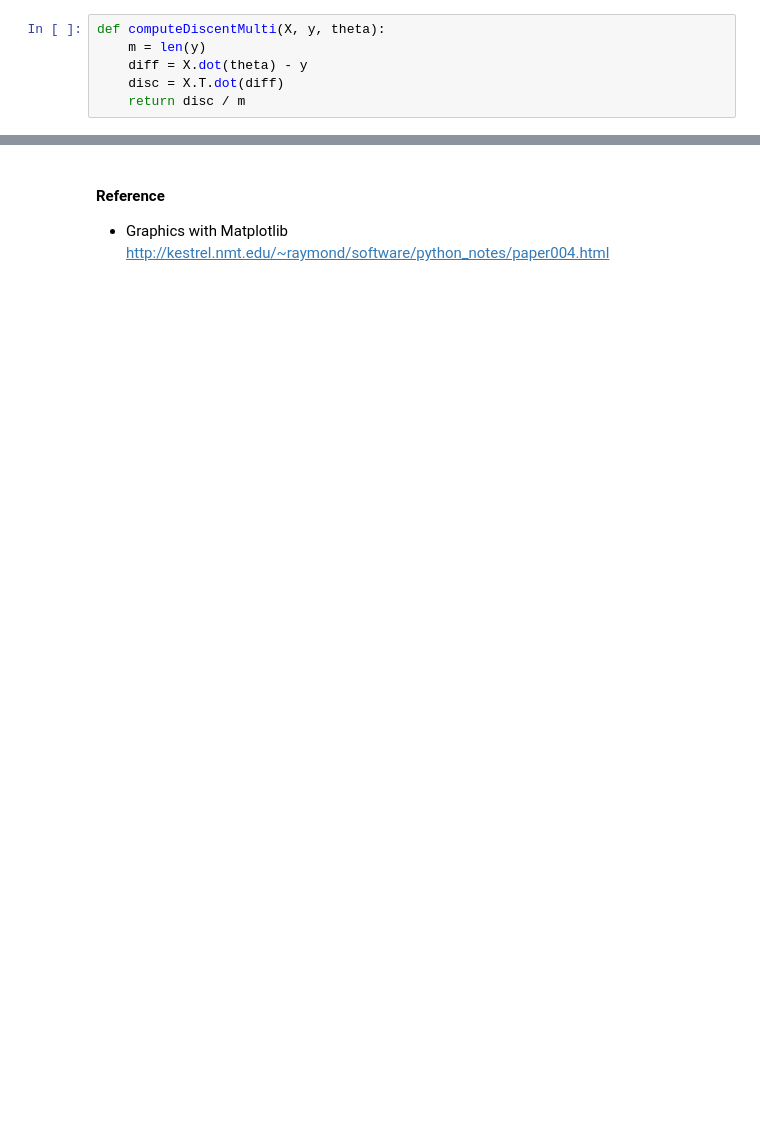
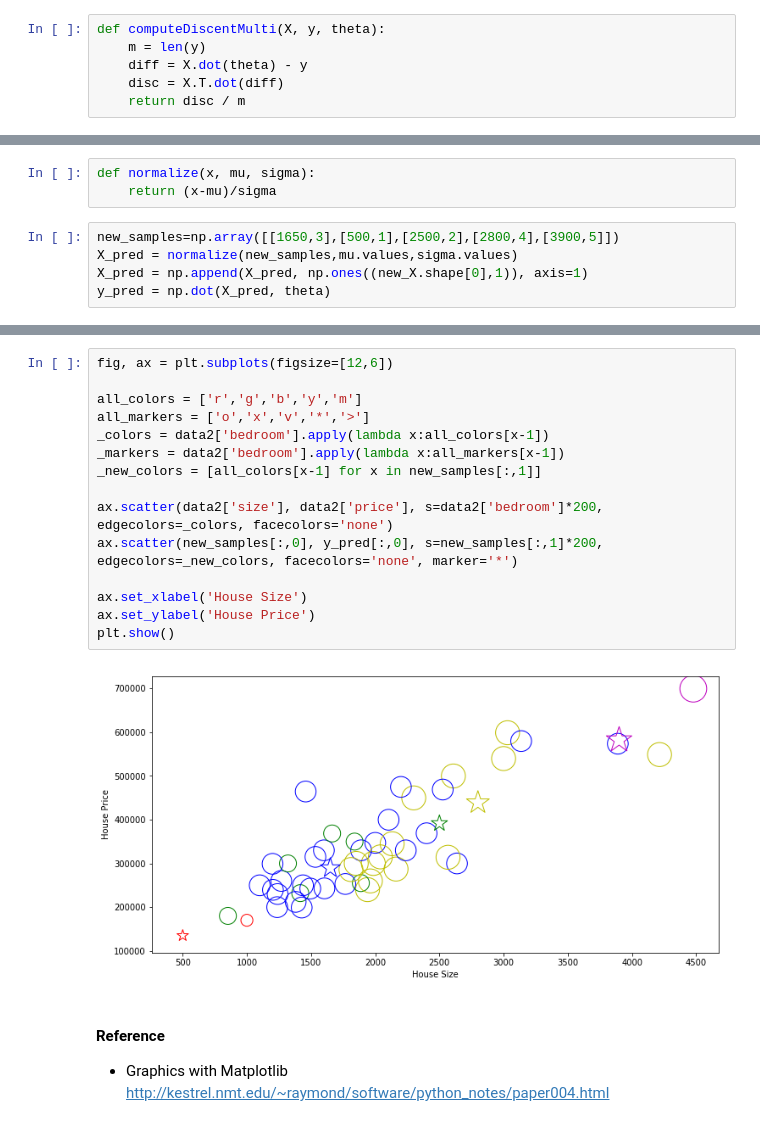
Before and after one commit to fiony/ml-course-andrew-ng, a Jupyter notebook: ex1/Programming Exercise 1-Linear Regression.ipynb, the cells around one changed output, grey strips where cells are left out. Drawn from its saved outputs; the diff is of its cells as text; blank space fills up the shorter version.

```diff
--- a/ex1/Programming Exercise 1-Linear Regression.ipynb
+++ b/ex1/Programming Exercise 1-Linear Regression.ipynb
@@ -608,0 +574,8 @@ len(theta)
+# %%
+def normalize(x, mu, sigma):
+    return (x-mu)/sigma
+# %%
+new_samples=np.array([[1650,3],[500,1],[2500,2],[2800,4],[3900,5]])
+X_pred = normalize(new_samples,mu.values,sigma.values)
+X_pred = np.append(X_pred, np.ones((new_X.shape[0],1)), axis=1)
+y_pred = np.dot(X_pred, theta)
@@ -609,3 +598,20 @@ len(theta)
+# %%
+fig, ax = plt.subplots(figsize=[12,6])
+
+all_colors = ['r','g','b','y','m']
+all_markers = ['o','x','v','*','>']
+_colors = data2['bedroom'].apply(lambda x:all_colors[x-1])
+_markers = data2['bedroom'].apply(lambda x:all_markers[x-1])
+_new_colors = [all_colors[x-1] for x in new_samples[:,1]]
+
+ax.scatter(data2['size'], data2['price'], s=data2['bedroom']*200, edgecolors=_colors, facecolors='none')
+ax.scatter(new_samples[:,0], y_pred[:,0], s=new_samples[:,1]*200, edgecolors=_new_colors, facecolors='none', marker='*')
+
+ax.set_xlabel('House Size')
+ax.set_ylabel('House Price')
+plt.show()
+# %% [output]
+[figure, added]
 # %% [markdown]
 #### Reference
 - Graphics with Matplotlib http://kestrel.nmt.edu/~raymond/software/python_notes/paper004.html
```
Also changed, not shown: parts of 23 cells of this notebook.
